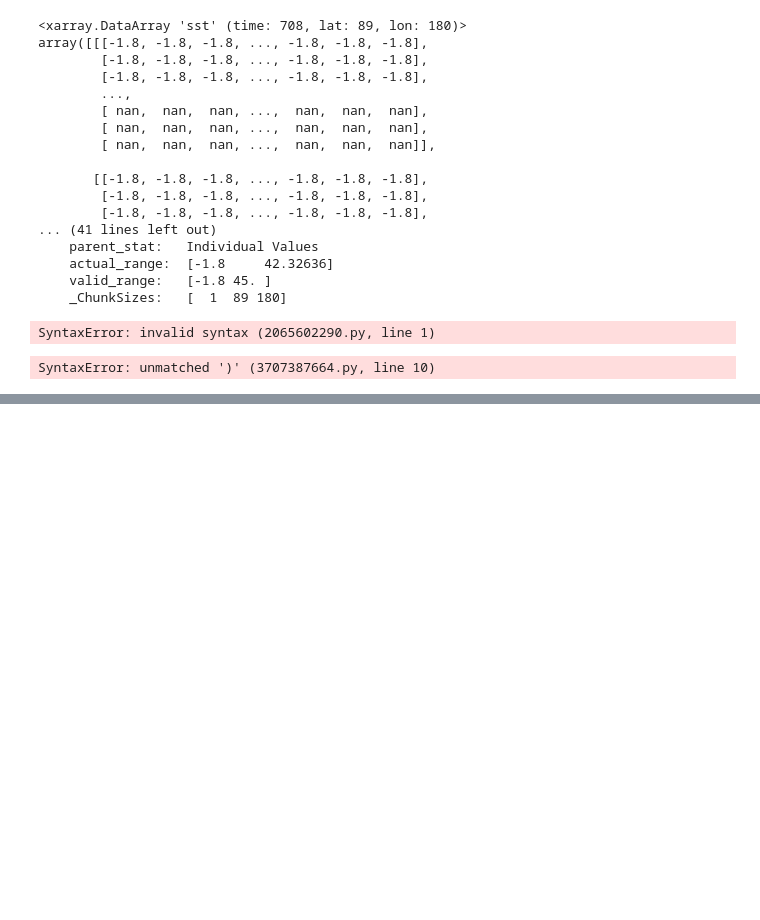
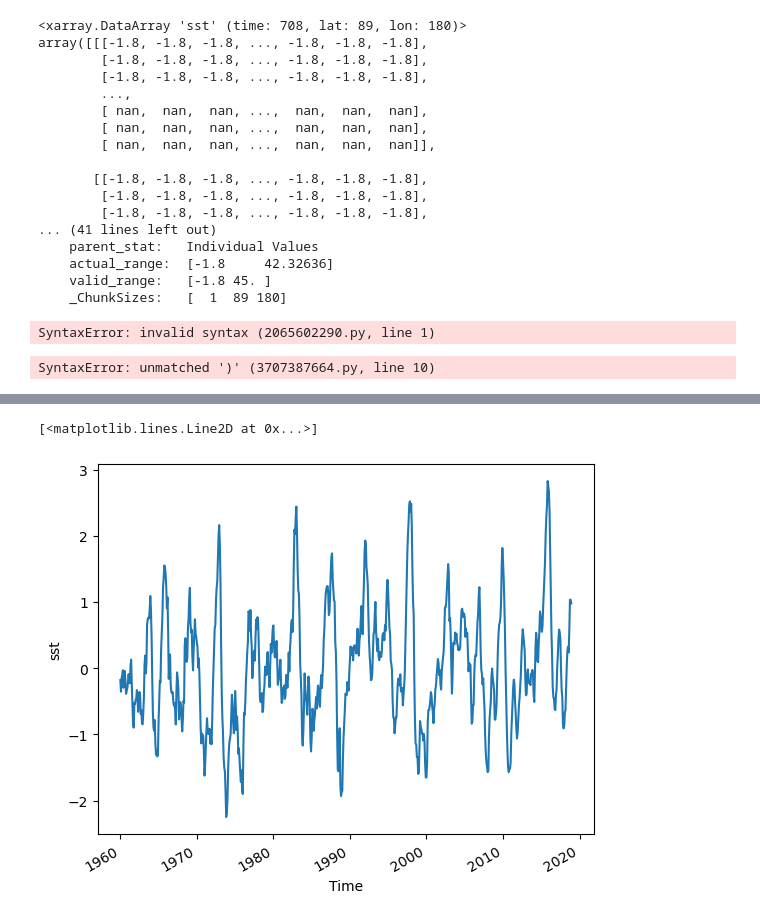
Before and after one commit to indranidas/bootcamp-2023, a Jupyter notebook: LEAP_Day1.ipynb, the cells around one changed output, grey strips where cells are left out. Drawn from its saved outputs; the diff is of its cells as text; code cells hidden in the pictures; blank space fills up the shorter version.

```diff
--- a/LEAP_Day1.ipynb
+++ b/LEAP_Day1.ipynb
@@ -404,0 +420,5 @@ SyntaxError: unmatched ')' (3707387664.py, line 10)
+# %%
+sst.plot()
+# %% [output]
+[<matplotlib.lines.Line2D at 0x...>]
+[figure, added]
```
Also changed, not shown: parts of 35 cells of this notebook.
